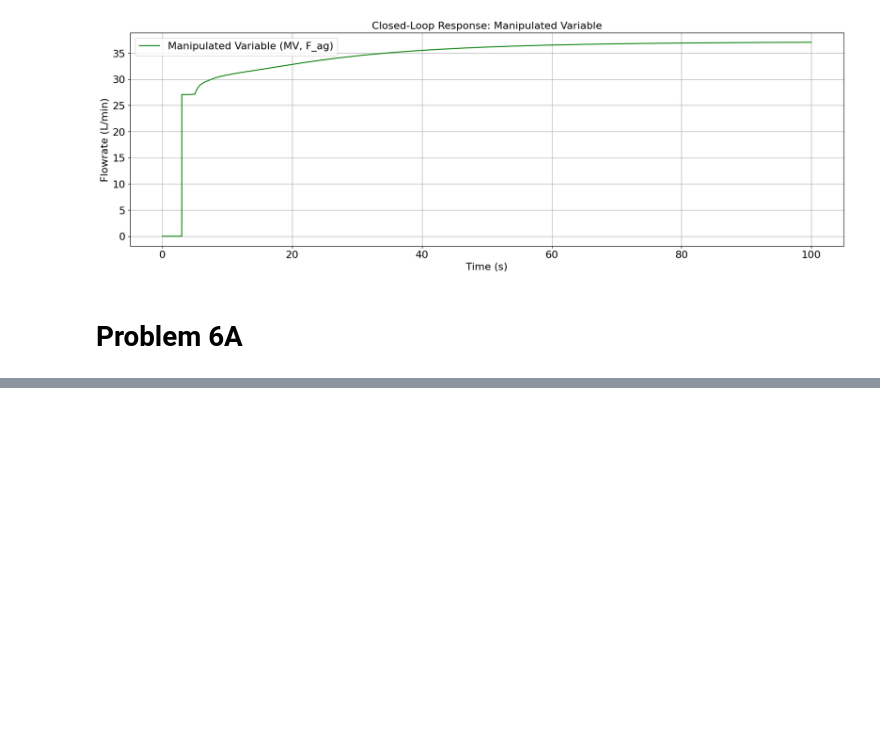
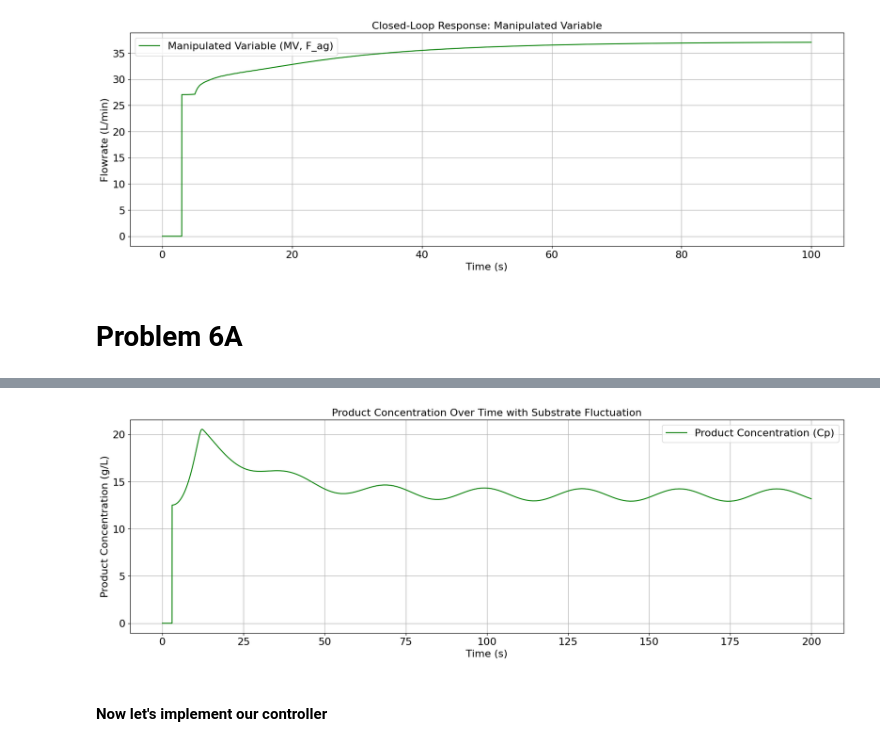
Before and after one commit to rahilisashaik/cbe_162, a Jupyter notebook: project/162_project.ipynb, the cells around one changed output, grey strips where cells are left out. Drawn from its saved outputs; the diff is of its cells as text; code cells hidden in the pictures; blank space fills up the shorter version.

```diff
--- a/project/162_project.ipynb
+++ b/project/162_project.ipynb
@@ -817,0 +965,39 @@ plt.show()
+# %%
+def dynamic_model_Cs_fluctuation(t, x0):
+    result = np.zeros([7, T_DELAY * (T_POINT - 1)])
+
+    for i in range(t[1] - T_DELAY):
+        if i == 0:
+            x0 = x0
+
+        V, Cx, Cp, Cs, Co2, T, Tag = current_output(i, result)
+        Vsp, Cxsp, Cpsp, Cssp, Co2sp, Tsp, Tagsp = current_output(i, result_sp)
+
+        T_in = lambda t: 25
+        Fi = lambda t: 51
+        Fe = lambda t: 51
+        cS_in = lambda t: C_s_fluctuation(i)
+        Fag = lambda t: 18
+
+        result = solve_step([i, i + 1], x0, Fi, Fe, T_in, cS_in, Fag, result)
+        x0 = result[:, -1]
+
+    t = np.linspace(t[0], t[1], (t[1] - t[0]) * (T_POINT - 1) + 1)
+    return t, result
+# %%
+t_final = 200
+t_Cs, result_Cs = dynamic_model_Cs_fluctuation([0, t_final], x0)
+
+Cp_TC = result_Cs[2, :]  # Product concentration
+# %%
+plt.figure(figsize=(20, 6))
+plt.plot(t_Cs, Cp_TC, label="Product Concentration (Cp)", color="green")
+plt.title("Product Concentration Over Time with Substrate Fluctuation")
+plt.xlabel("Time (s)")
+plt.ylabel("Product Concentration (g/L)")
+plt.legend()
+plt.grid()
+# %% [output]
+[figure, added]
+# %% [markdown]
+#### Now let's implement our controller
```
Also changed, not shown: parts of 24 cells of this notebook.
